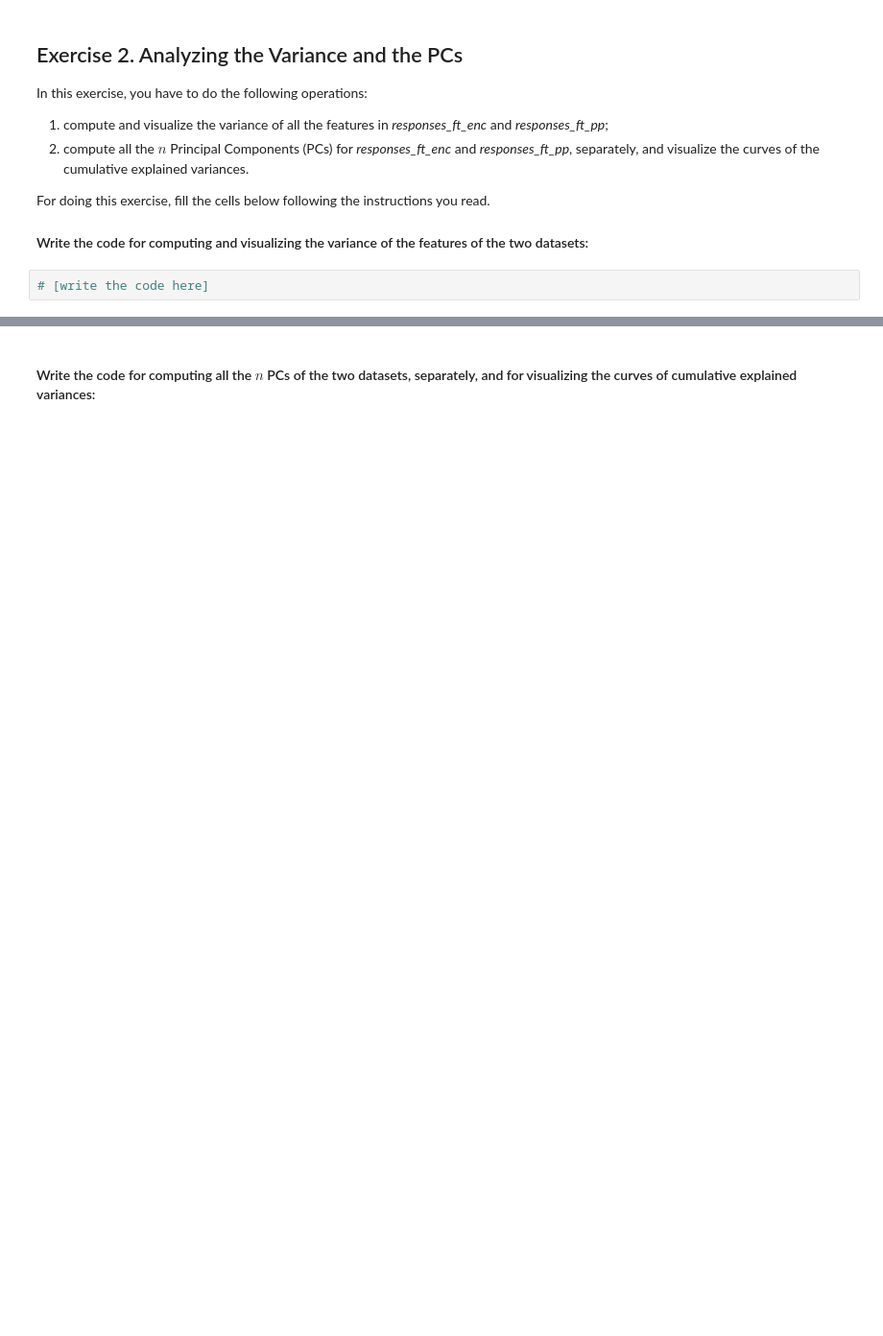
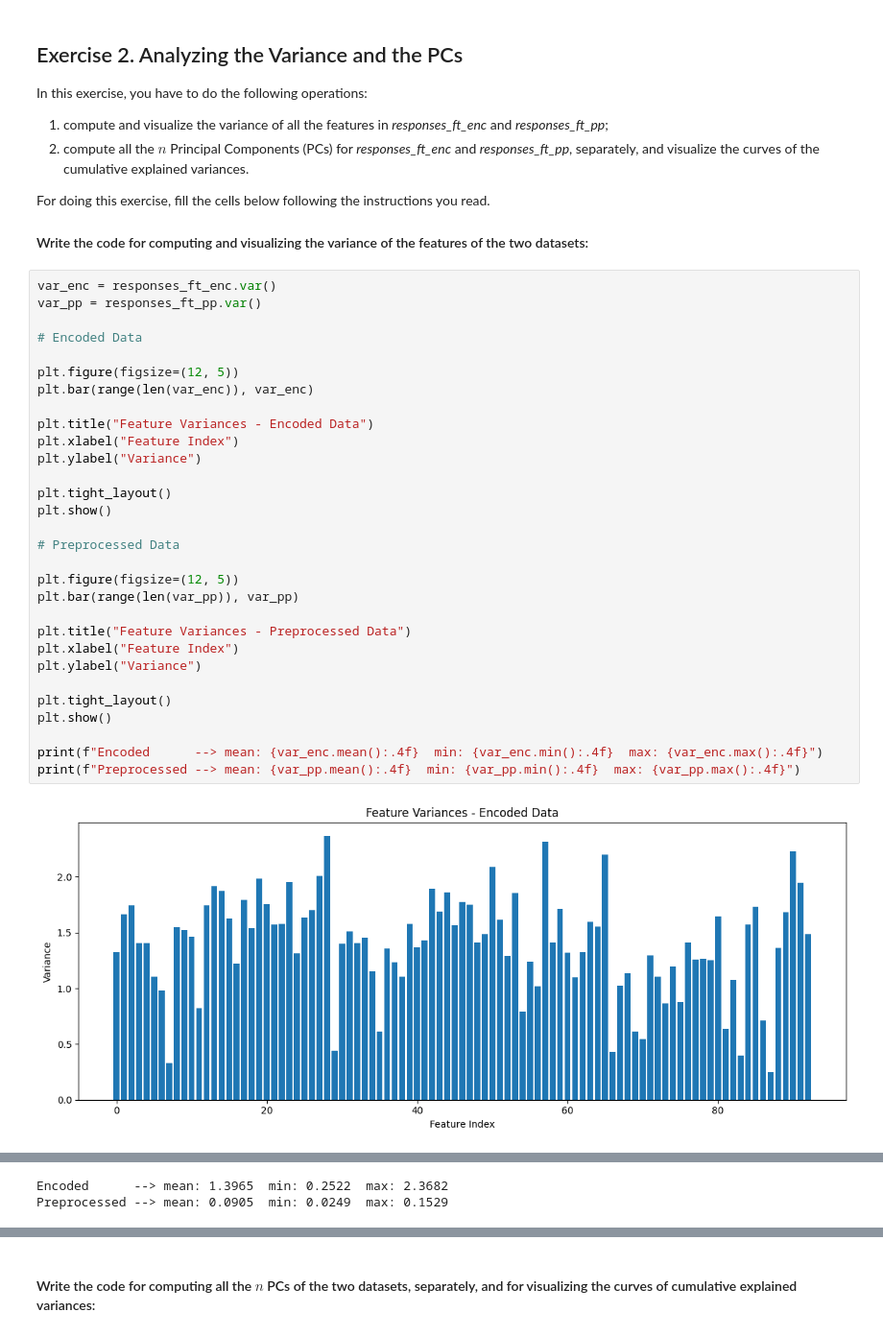
Before and after one commit to omerzkan/pca_project_report, a Jupyter notebook: HWpca_Surname1_Surname2.ipynb, the cells around one changed output, grey strips where cells are left out. Shown at 96% size. Cells and saved outputs as stored; diff of their text form; blank space fills up the shorter version.

```diff
--- a/HWpca_Surname1_Surname2.ipynb
+++ b/HWpca_Surname1_Surname2.ipynb
@@ -263,4 +375,34 @@ For doing this exercise, fill the cells below following the instructions you rea
 
 #### Write the code for computing and visualizing the variance of the features of the two datasets:
 # %%
-# [write the code here]
+var_enc = responses_ft_enc.var()
+var_pp = responses_ft_pp.var()
+
+# Encoded Data
+
+plt.figure(figsize=(12, 5))
+plt.bar(range(len(var_enc)), var_enc)
+
+plt.title("Feature Variances - Encoded Data")
+plt.xlabel("Feature Index")
+plt.ylabel("Variance")
+
+plt.tight_layout()
+plt.show()
+
+# Preprocessed Data
+
+plt.figure(figsize=(12, 5))
+plt.bar(range(len(var_pp)), var_pp)
+
+plt.title("Feature Variances - Preprocessed Data")
+plt.xlabel("Feature Index")
+plt.ylabel("Variance")
+
+plt.tight_layout()
+plt.show()
+
+print(f"Encoded      --> mean: {var_enc.mean():.4f}  min: {var_enc.min():.4f}  max: {var_enc.max():.4f}")
+print(f"Preprocessed --> mean: {var_pp.mean():.4f}  min: {var_pp.min():.4f}  max: {var_pp.max():.4f}")
+# %% [output]
+[figure, added]
@@ -267,2 +410,4 @@ For doing this exercise, fill the cells below following the instructions you rea
+Encoded      --> mean: 1.3965  min: 0.2522  max: 2.3682
+Preprocessed --> mean: 0.0905  min: 0.0249  max: 0.1529
 # %% [markdown]
 #### Comment the results obtained for the variances (max 150 words):
```
Also changed, not shown: parts of 8 cells of this notebook.
